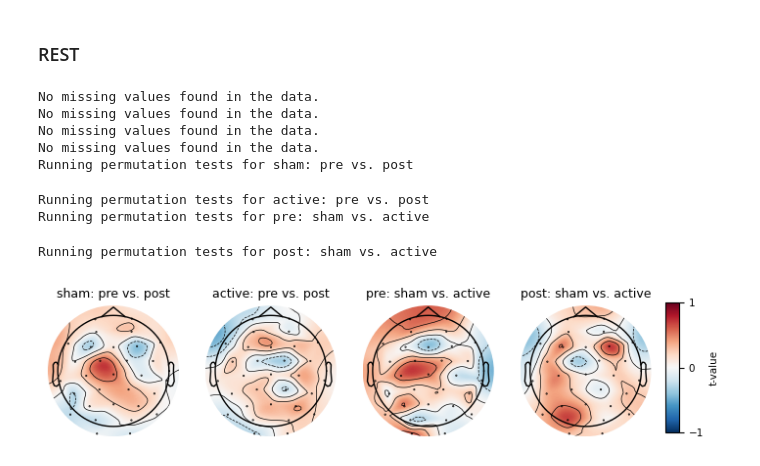
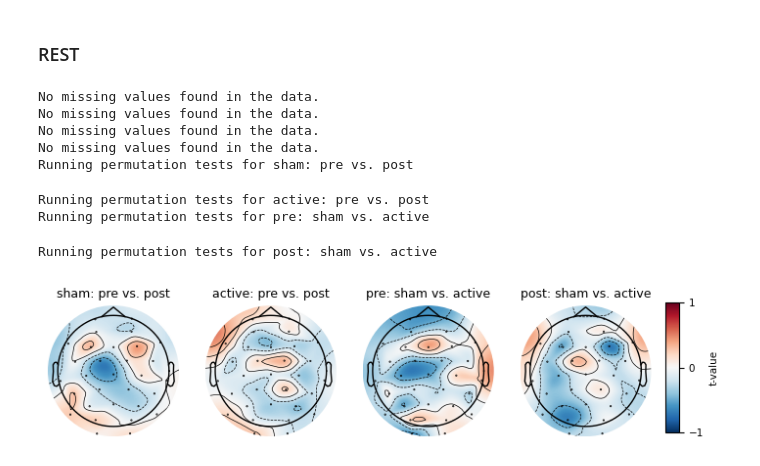
Before and after one commit to Shawnzty/tRNS-Intelligence, a Jupyter notebook: processing/aperiodic_exp/fooof_rest.ipynb, the cells around one changed output. Cells and saved outputs as stored; diff of their text form; code cells hidden in the pictures.

```diff
--- a/processing/aperiodic_exp/fooof_rest.ipynb
+++ b/processing/aperiodic_exp/fooof_rest.ipynb
@@ -262,36 +262,36 @@ condition1, condition2 = shuffle12(post_sham_nan, post_active_nan, ratio=0)
 t_obs[3, :] = funcs.perm_test(condition1, condition2, adjacency)
 
 
-normalized_t = normalize_t_obs(t_obs)
+normalized_t = -1*normalize_t_obs(t_obs)
 normalized_t = normalized_t * 0.7
 
 cm = 1/2.54
 fig, axes = plt.subplots(nrows=1, ncols=len(comparison_names), figsize=(4.5*4*cm, 4.5*cm))
 for j in range(len(comparison_names)):
     ax = axes[j]  # Get the correct axis from the grid
     im, cn = mne.viz.plot_topomap(normalized_t[j,:], pos=raw.info, axes=ax, show=False, contours=4, vlim=[-1, 1], cmap='RdBu_r')
     # Add title to each subplot
     ax.set_title(comparison_names[j])
 
 cbar_ax = fig.add_axes([0.9, 0.1, 0.02, 0.75])
 cbar = fig.colorbar(im, cax=cbar_ax, orientation='vertical')
 cbar.set_ticks([-1, 0, 1])
 cbar.set_label('t-value')
 # fig.suptitle(case_title + ', by %', fontsize=20, y=1.1)
 matplotlib.rcParams.update({'font.size': 7.5})
 fig.subplots_adjust(left=0.01, bottom=0.01, right=0.88, top=0.9)
 save_path = os.path.join('..', '..', '..', 'paper', 'Figure 4 fooof', 'fooof_rest.eps')
 plt.savefig(save_path, format='eps')
 save_path = os.path.join('..', '..', '..', 'paper', 'Figure 4 fooof', 'fooof_rest.png')
 plt.savefig(save_path, format='png', dpi=600)
 plt.show()
 # %% [output]
 No missing values found in the data.
 No missing values found in the data.
 No missing values found in the data.
 No missing values found in the data.
 Running permutation tests for sham: pre vs. post
 Running permutation tests for active: pre vs. post
 Running permutation tests for pre: sham vs. active
 Running permutation tests for post: sham vs. active
-[figure, old version]
+[figure, new version]
```
Also changed, not shown: 1 other file.
